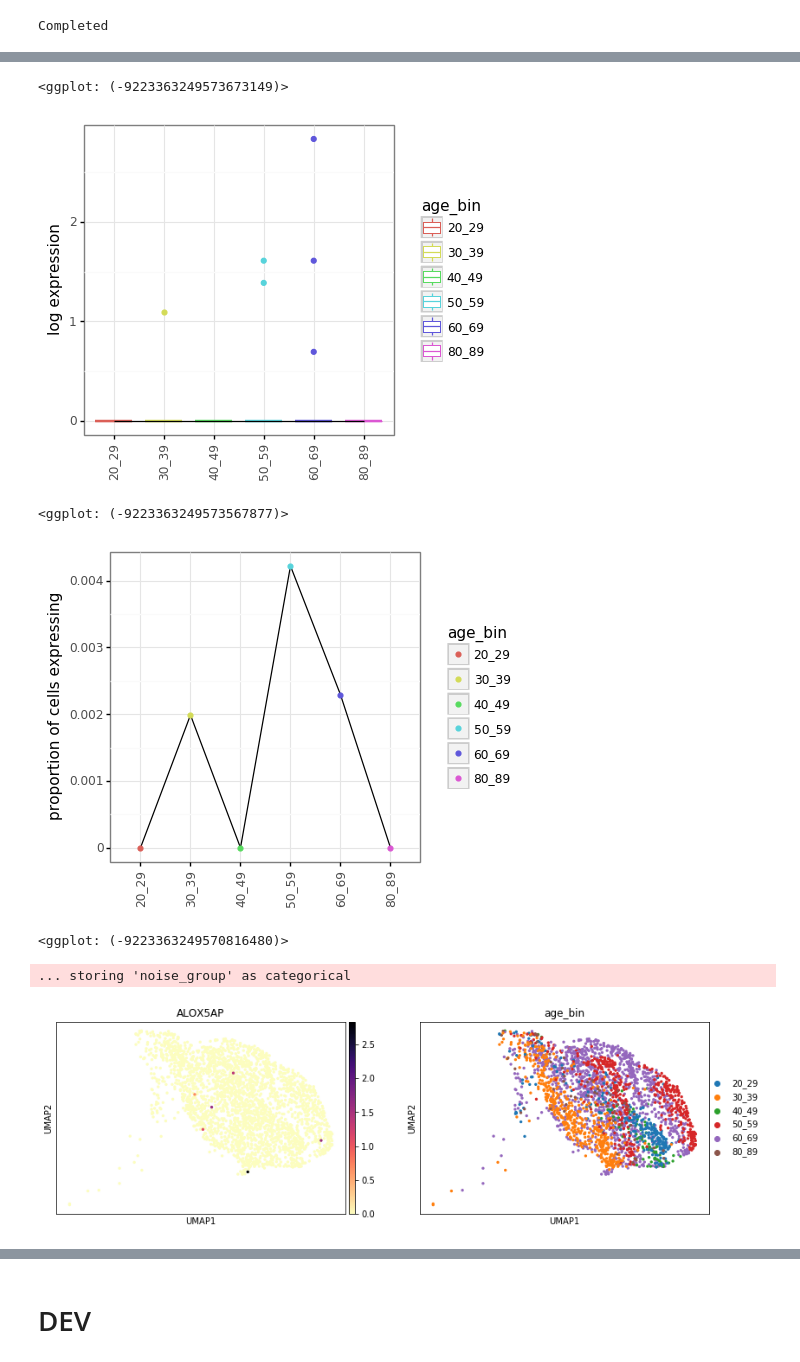
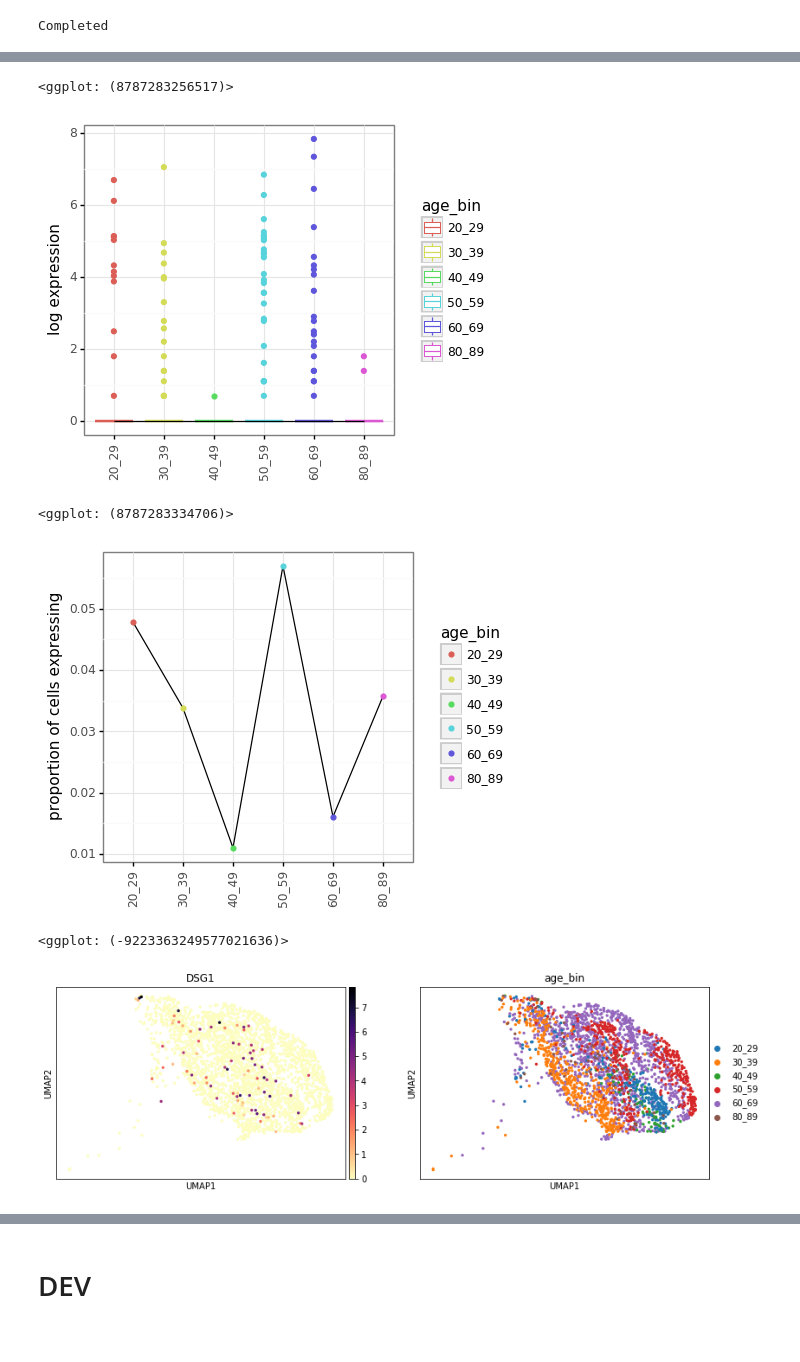
Before and after one commit to czbiohub/darmanis_group_DL_notebook, a Jupyter notebook: DL20190123_mel_aging_correlation_analysis-PUBLIC.ipynb, the cells around one changed output, grey strips where cells are left out. Saved outputs shown, nothing was run; the diff lists cells and outputs as text; code cells hidden in the pictures.

Commit message:
refactored noise analysis and figures notebooks

```diff
--- a/DL20190123_mel_aging_correlation_analysis-PUBLIC.ipynb
+++ b/DL20190123_mel_aging_correlation_analysis-PUBLIC.ipynb
@@ -171,7 +171,7 @@ The protein encoded by this gene anchors the type II regulatory subunit of prote
 ###############################################
 
 # Specify gene symbol
-gene = 'ALOX5AP'
+gene = 'DSG1'
 
 # Specify age-binning: 'age_group' = 30-yr bins, 'age_bin' = 10-yr bins
 groupby='age_bin'
@@ -197,7 +197,6 @@ output = [print(f'{idx}: ',
-<ggplot: (-9223363249573673149)>
+<ggplot: (8787283256517)>
-[figure, old version]
+[figure, new version]
-<ggplot: (-9223363249573567877)>
+<ggplot: (8787283334706)>
-[figure, old version]
+[figure, new version]
-<ggplot: (-9223363249570816480)>
+<ggplot: (-9223363249577021636)>
-... storing 'noise_group' as categorical
-[figure, old version]
+[figure, new version]
```
Also changed, not shown: parts of 2 cells of this notebook, 3 other files.
